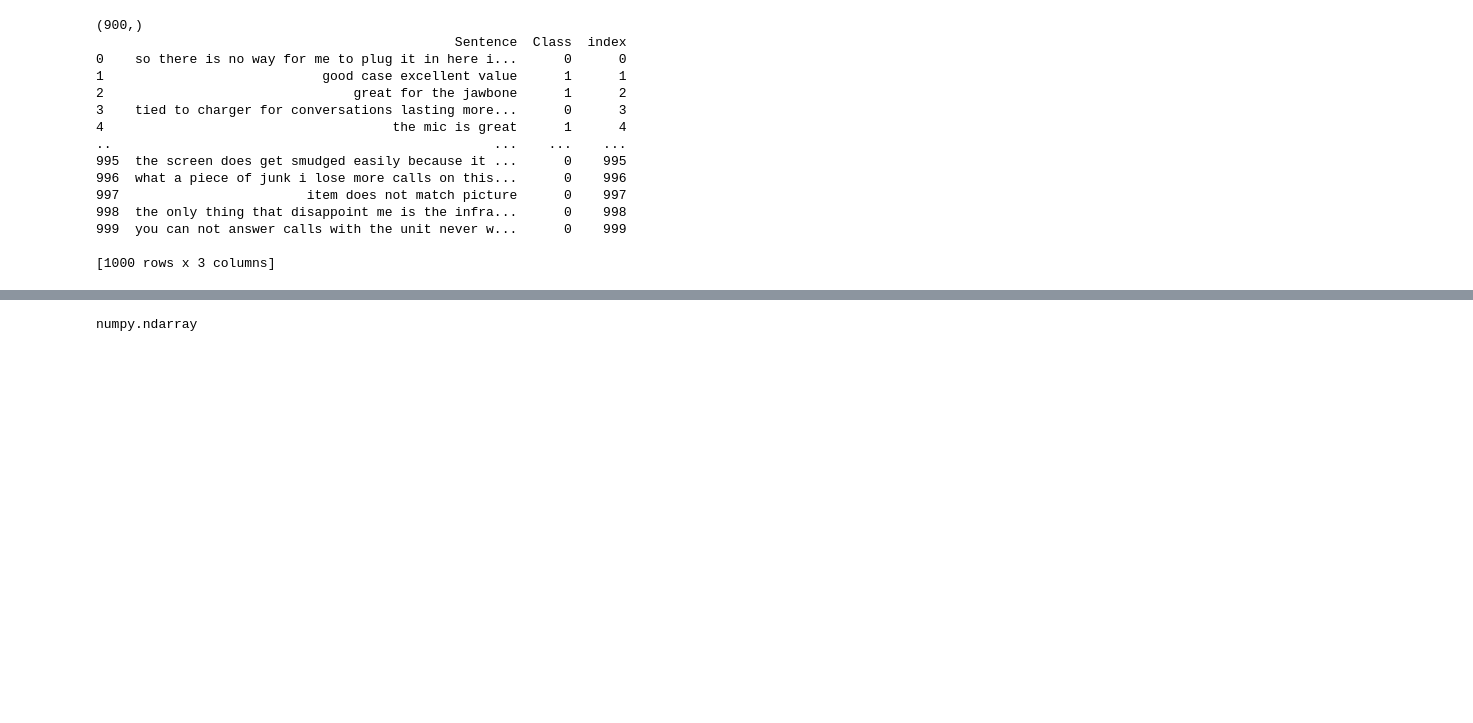
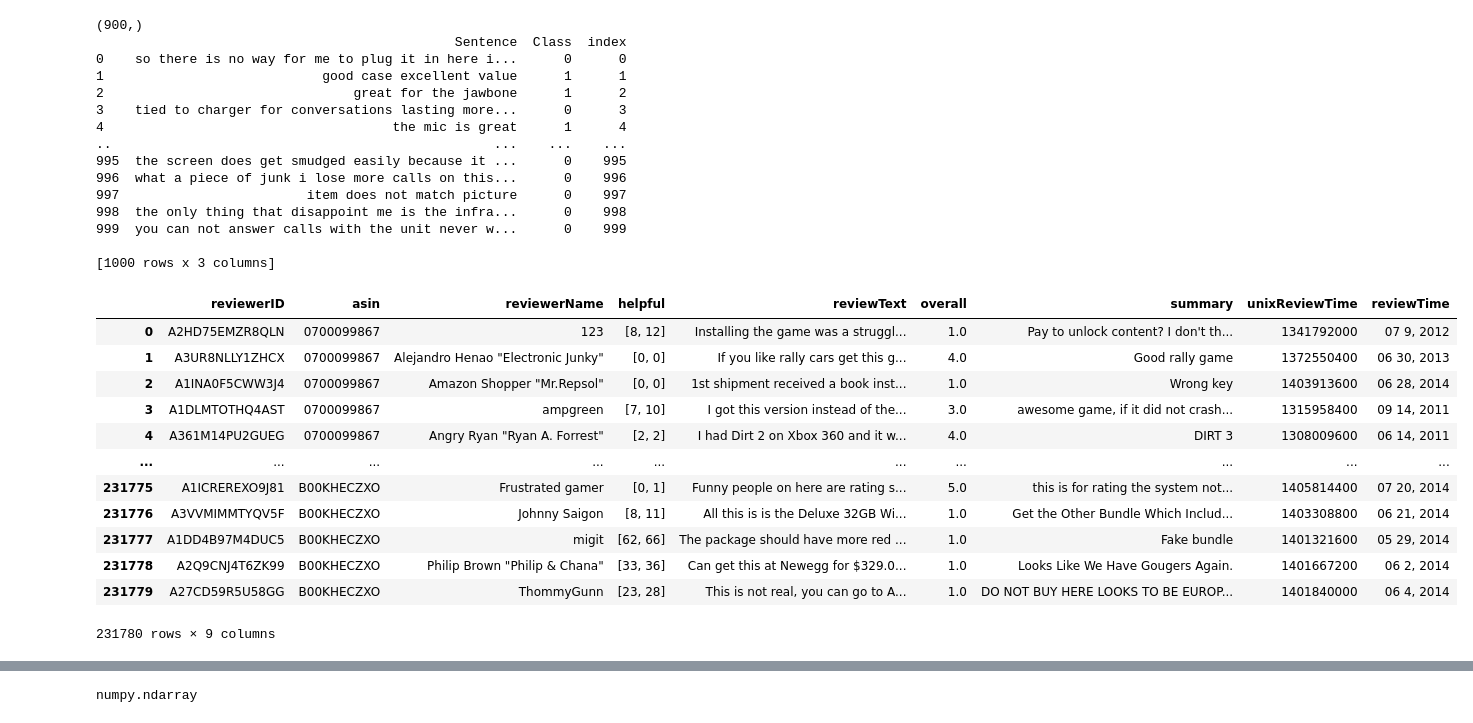
Before and after one commit to adsamaz/Chattbot, a Jupyter notebook: chatbot.ipynb, the cells around one changed output, grey strips where cells are left out. Saved outputs shown, nothing was run; the diff lists cells and outputs as text; code cells hidden in the pictures; blank space fills up the shorter version.

```diff
--- a/chatbot.ipynb
+++ b/chatbot.ipynb
@@ -95,20 +99,35 @@ if __name__ == "__main__":
 # %%
 import gzip
 
 def parse(path):
   g = gzip.open(path, 'rb')
   for l in g:
     yield eval(l)
 
 def getDF(path):
   i = 0
   df = {}
   for d in parse(path):
     df[i] = d
     i += 1
   return pd.DataFrame.from_dict(df, orient='index')
 
 df = getDF('/content/drive/My Drive/Chatbot_shared/reviews_Video_Games_5.json.gz')
+df
+# %% [output]
+|  | reviewerID | asin | reviewerName | helpful | reviewText | overall | summary | unixReviewTime | reviewTime |
+| 0 | A2HD75EMZR8QLN | 0700099867 | 123 | [8, 12] | Installing the game was a struggl... | 1.0 | Pay to unlock content? I don't th... | 1341792000 | 07 9, 2012 |
+| 1 | A3UR8NLLY1ZHCX | 0700099867 | Alejandro Henao "Electronic Junky" | [0, 0] | If you like rally cars get this g... | 4.0 | Good rally game | 1372550400 | 06 30, 2013 |
+| 2 | A1INA0F5CWW3J4 | 0700099867 | Amazon Shopper "Mr.Repsol" | [0, 0] | 1st shipment received a book inst... | 1.0 | Wrong key | 1403913600 | 06 28, 2014 |
+| 3 | A1DLMTOTHQ4AST | 0700099867 | ampgreen | [7, 10] | I got this version instead of the... | 3.0 | awesome game, if it did not crash... | 1315958400 | 09 14, 2011 |
+| 4 | A361M14PU2GUEG | 0700099867 | Angry Ryan "Ryan A. Forrest" | [2, 2] | I had Dirt 2 on Xbox 360 and it w... | 4.0 | DIRT 3 | 1308009600 | 06 14, 2011 |
+| ... | ... | ... | ... | ... | ... | ... | ... | ... | ... |
+| 231775 | A1ICREREXO9J81 | B00KHECZXO | Frustrated gamer | [0, 1] | Funny people on here are rating s... | 5.0 | this is for rating the system not... | 1405814400 | 07 20, 2014 |
+| 231776 | A3VVMIMMTYQV5F | B00KHECZXO | Johnny Saigon | [8, 11] | All this is is the Deluxe 32GB Wi... | 1.0 | Get the Other Bundle Which Includ... | 1403308800 | 06 21, 2014 |
+| 231777 | A1DD4B97M4DUC5 | B00KHECZXO | migit | [62, 66] | The package should have more red ... | 1.0 | Fake bundle | 1401321600 | 05 29, 2014 |
+| 231778 | A2Q9CNJ4T6ZK99 | B00KHECZXO | Philip Brown "Philip & Chana" | [33, 36] | Can get this at Newegg for $329.0... | 1.0 | Looks Like We Have Gougers Again. | 1401667200 | 06 2, 2014 |
+| 231779 | A27CD59R5U58GG | B00KHECZXO | ThommyGunn | [23, 28] | This is not real, you can go to A... | 1.0 | DO NOT BUY HERE LOOKS TO BE EUROP... | 1401840000 | 06 4, 2014 |
+231780 rows × 9 columns
 # %%
 #Removes everything in except the review and overall score. Then removes
 # all reviews with an score of 3 beacuse of them being natrual when we set all
```
Also changed, not shown: parts of 21 cells of this notebook.
